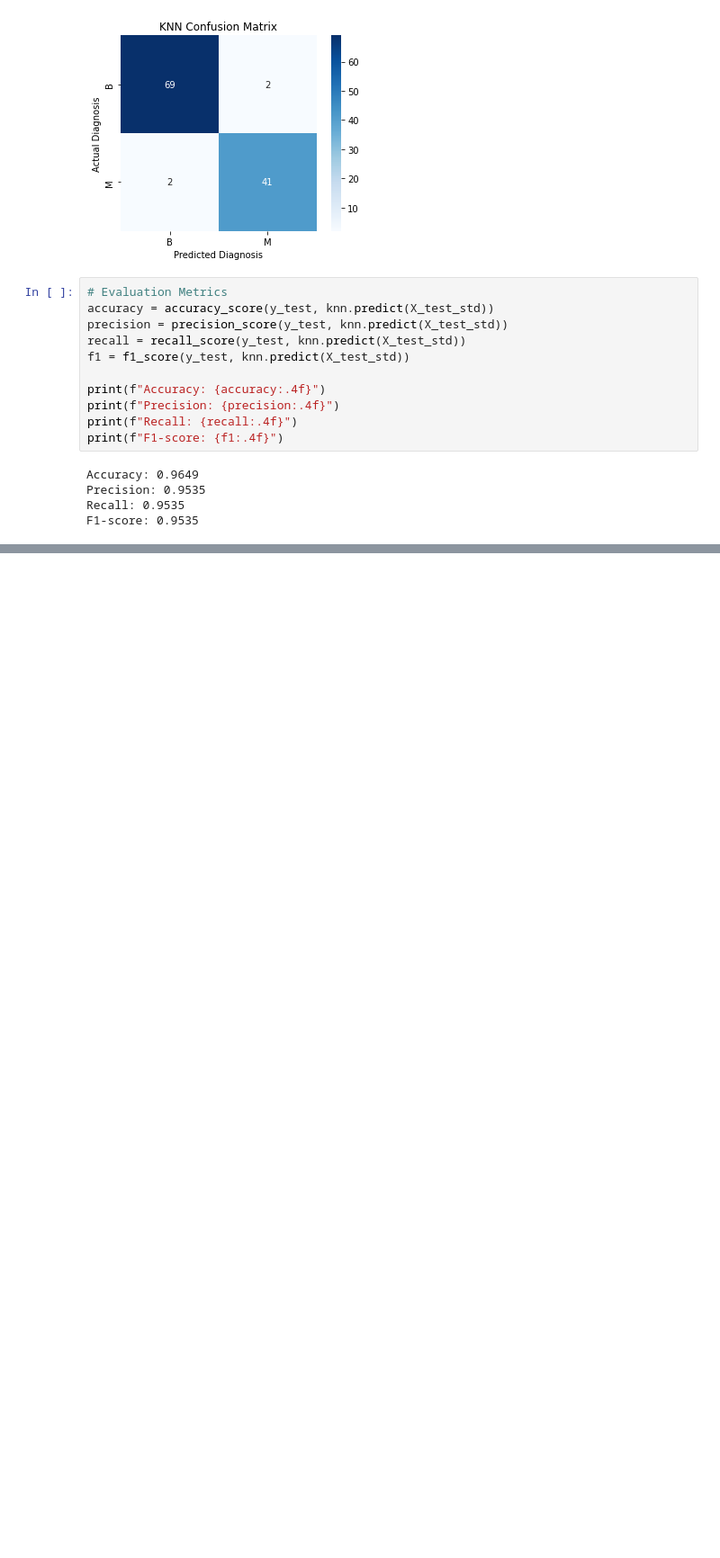
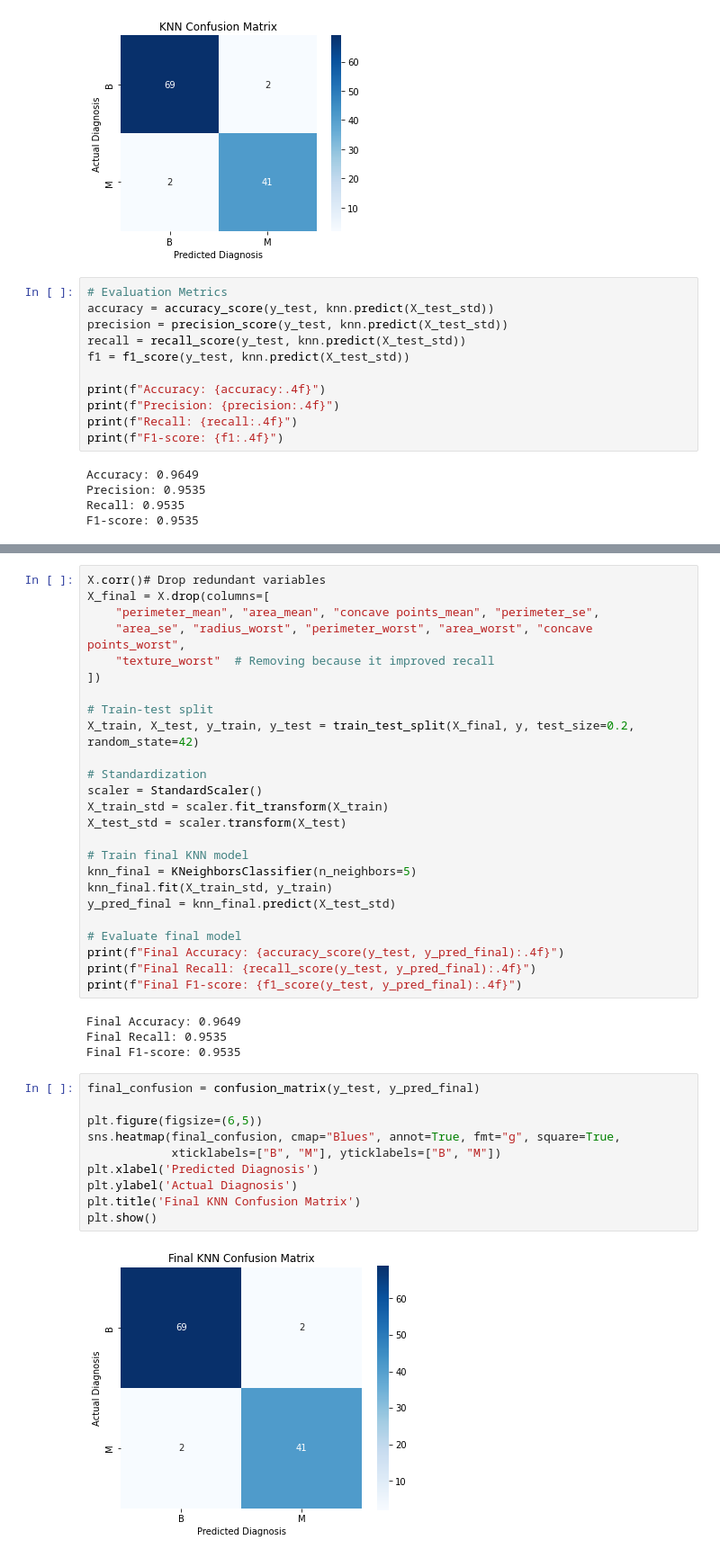
Before and after one commit to MichalWronskiMW/ML-training, a Jupyter notebook: Breast Cancer/Breast Cancer.ipynb, the cells around one changed output, grey strips where cells are left out. Shown at 90% size. Drawn from its saved outputs; the diff is of its cells as text; blank space fills up the shorter version.

Commit message:
Completed training initial model and dimensionality reduction

```diff
--- a/Breast Cancer/Breast Cancer.ipynb
+++ b/Breast Cancer/Breast Cancer.ipynb
@@ -220,0 +309,41 @@ This is a critical issue in medical diagnosis, as false negatives could lead to
+# %%
+X.corr()# Drop redundant variables
+X_final = X.drop(columns=[
+    "perimeter_mean", "area_mean", "concave points_mean", "perimeter_se",
+    "area_se", "radius_worst", "perimeter_worst", "area_worst", "concave points_worst",
+    "texture_worst"  # Removing because it improved recall
+])
+
+# Train-test split
+X_train, X_test, y_train, y_test = train_test_split(X_final, y, test_size=0.2, random_state=42)
+
+# Standardization
+scaler = StandardScaler()
+X_train_std = scaler.fit_transform(X_train)
+X_test_std = scaler.transform(X_test)
+
+# Train final KNN model
+knn_final = KNeighborsClassifier(n_neighbors=5)
+knn_final.fit(X_train_std, y_train)
+y_pred_final = knn_final.predict(X_test_std)
+
+# Evaluate final model
+print(f"Final Accuracy: {accuracy_score(y_test, y_pred_final):.4f}")
+print(f"Final Recall: {recall_score(y_test, y_pred_final):.4f}")
+print(f"Final F1-score: {f1_score(y_test, y_pred_final):.4f}")
+# %% [output]
+Final Accuracy: 0.9649
+Final Recall: 0.9535
+Final F1-score: 0.9535
+# %%
+final_confusion = confusion_matrix(y_test, y_pred_final)
+
+plt.figure(figsize=(6,5))
+sns.heatmap(final_confusion, cmap="Blues", annot=True, fmt="g", square=True,
+            xticklabels=["B", "M"], yticklabels=["B", "M"])
+plt.xlabel('Predicted Diagnosis')
+plt.ylabel('Actual Diagnosis')
+plt.title('Final KNN Confusion Matrix')
+plt.show()
+# %% [output]
+[figure, added]
```
Also changed, not shown: parts of 19 cells of this notebook.
